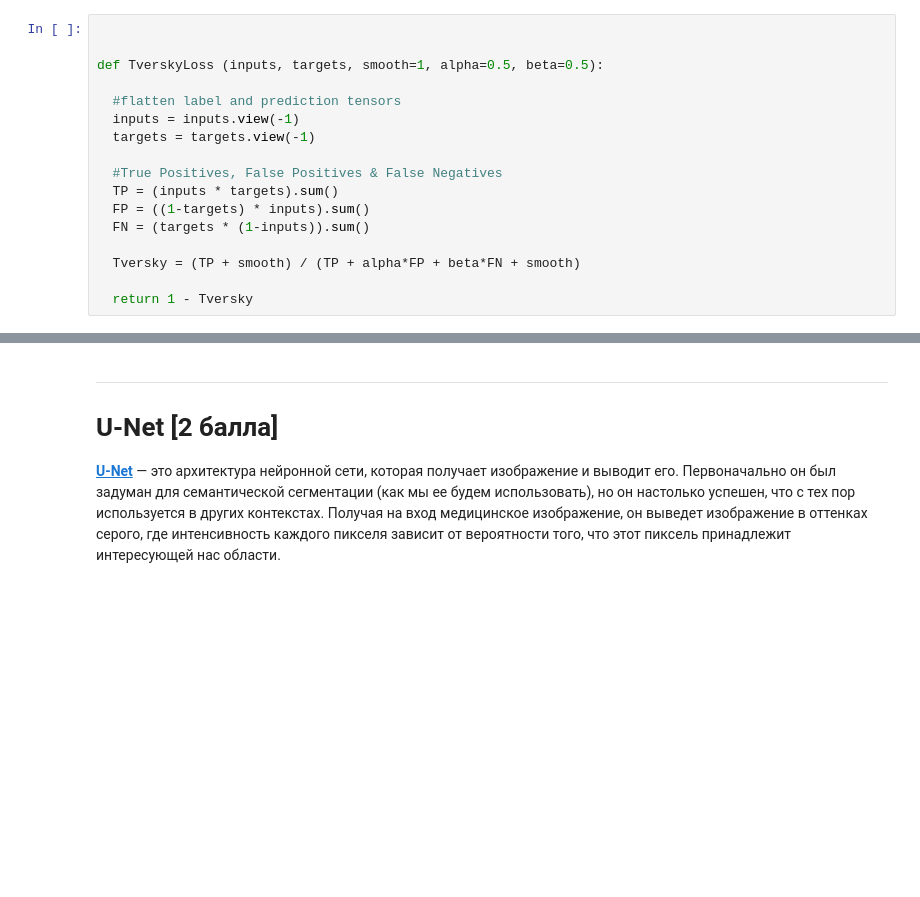
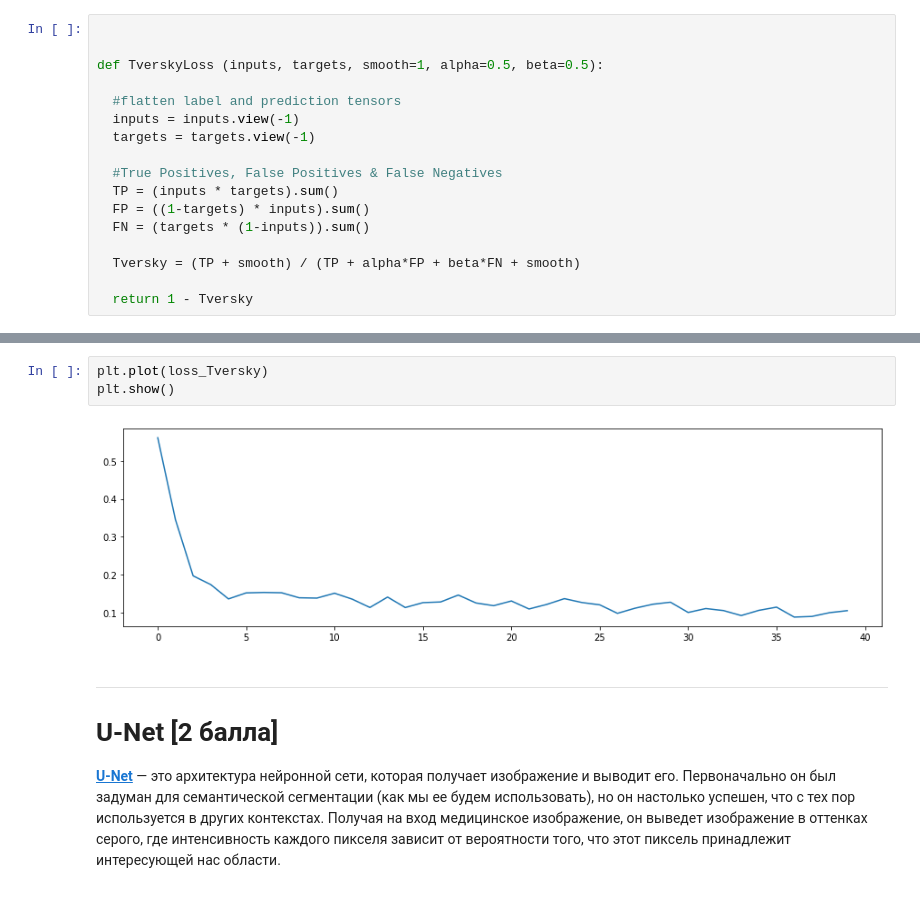
Before and after one commit to OlegTkhor/DLS_homework, a Jupyter notebook: [hw]semantic_segmentation.ipynb, the cells around one changed output, grey strips where cells are left out. Cells and saved outputs as stored; diff of their text form; blank space fills up the shorter version.

```diff
--- a/[hw]semantic_segmentation.ipynb
+++ b/[hw]semantic_segmentation.ipynb
@@ -619,3 +615,8 @@ RuntimeError: ignored
+# %%
+plt.plot(loss_Tversky)
+plt.show()
+# %% [output]
+[figure, added]
 # %% [markdown]
 -----------------------------------------------------------------------------------------
 
```
Also changed, not shown: parts of 13 cells of this notebook.
